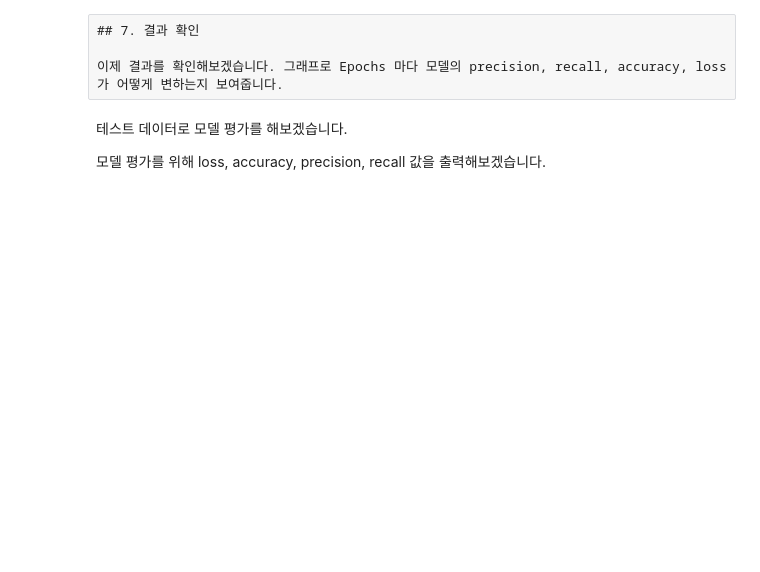
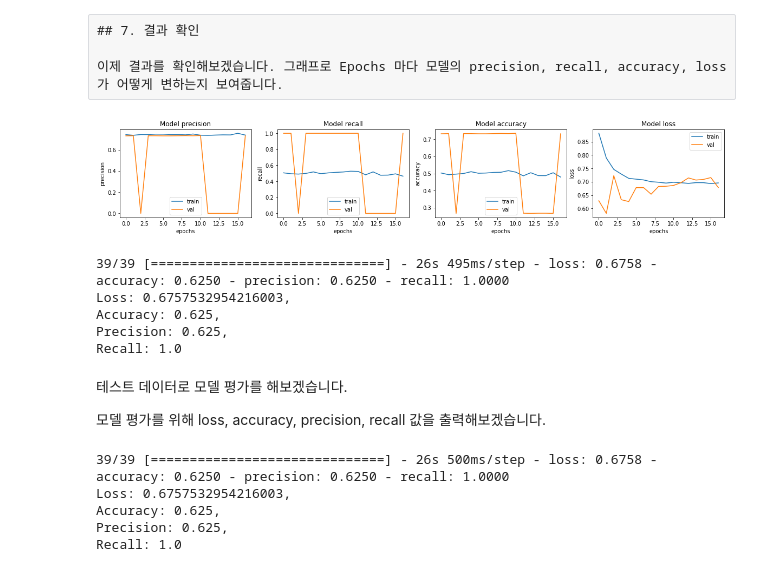
Before and after one commit to peter1505/AIFFEL, a Jupyter notebook: EXP_11_Pneumonia_CNN.ipynb, the cells around one changed output. Saved outputs shown, nothing was run; the diff lists cells and outputs as text; code cells hidden in the pictures; blank space fills up the shorter version.

```diff
--- a/EXP_11_Pneumonia_CNN.ipynb
+++ b/EXP_11_Pneumonia_CNN.ipynb
@@ -304,11 +304,8 @@ CNN, Convolutional Neural Network 요약 (http://taewan.kim/post/cnn/)
 """
 data_augmentation_layers = tf.keras.Sequential(
     [
-        layers.experimental.preprocessing.RandomFlip("horizontal_and_vertical"), #랜덤으로 이미지를 좌우로 뒤집어줌.
         layers.experimental.preprocessing.RandomRotation(0.10), #이미지를 좌우로 10% 이내로 랜덤으로 돌립니다.
         layers.experimental.preprocessing.RandomZoom((-0.01, 0)), #이미지를 0~10%만큼 랜덤으로 축소합니다.
-        layers.experimental.preprocessing.CenterCrop(180, 180),
-        layers.experimental.preprocessing.Resizing(150, 150, interpolation='bilinear', name=None),
         layers.experimental.preprocessing.RandomContrast(0.3),
     ]
 )
@@ -330,16 +327,18 @@ print(im01.size)
 """
 이 베이스라인에서는 transfer learning을 사용합니다. 미리 훈련되어 있는 이미지용 모델을 불러와서 그 모델의 뒤쪽에 나만의 모델을 추가한 뒤 학습하는 방식입니다.
 직접 수많은 레이어의 모델을 디자인하는 것은 어렵기 때문에 이러한 방법을 사용합니다.
-여기서는 구글의 EfficientNetB0를 사용합니다. 이 모델에 대한 자세한 내용은 https://arxiv.org/pdf/1905.11946.pdf 이 논문을 참고하세요.
+여기서는 구글의 EfficientNetB2 사용합니다. 이 모델에 대한 자세한 내용은 https://arxiv.org/pdf/1905.11946.pdf 이 논문을 참고하세요.
 
 주의!! imagenet 가중치 값을 다운받기 위하여 우측 상단 |< 표시를 누르고 setting에서 Internet을 켜줘야합니다.
 """
 
-from tensorflow.keras.applications import EfficientNetB3
+from tensorflow.keras.applications import EfficientNetB1
 dropout_rate = 0.2 #드롭아웃 비율 정의
 input_shape = (IMAGE_SIZE[0], IMAGE_SIZE[1], 3)
 
-efficientnet = EfficientNetB3(weights="imagenet", #이미지넷 가중치 값을 불러와 적용
+print(input_shape)
+
+efficientnet = EfficientNetB1(weights="imagenet", #이미지넷 가중치 값을 불러와 적용
                               include_top=False,
                               input_shape=input_shape,
                               drop_connect_rate=dropout_rate) #efficientnetB0 모델을 로드
@@ -385,15 +386,13 @@ Rethinking the Usage of Batch Normalization and Dropout in the Training of Deep
 # %%
 def build_model():
     model = tf.keras.Sequential([
-        tf.keras.Input(shape=(IMAGE_SIZE[0], IMAGE_SIZE[1], 3)),
+        tf.keras.Input(shape=input_shape),
 
-        # augment data
         data_augmentation_layers,
         efficientnet,
 
         tf.keras.layers.Conv2D(8, 3, activation='relu', padding='same'),
         tf.keras.layers.Conv2D(8, 3, activation='relu', padding='same'),
-        tf.keras.layers.MaxPool2D(),
 
         conv_block(32),
         conv_block(64),
@@ -465,7 +461,7 @@ with tf.device('/GPU:0'):
     history = model.fit(
         train,
         steps_per_epoch=TRAIN_IMG_COUNT // BATCH_SIZE,
-        callbacks=early_stopping
+        callbacks=early_stopping,
         epochs=EPOCHS,
         validation_data=val,
         validation_steps=VAL_IMG_COUNT // BATCH_SIZE,
@@ -477,13 +489,38 @@ SyntaxError: invalid syntax (<ipython-input-36-b5a599b2b039>, line 6)
 ## 7. 결과 확인
 
 이제 결과를 확인해보겠습니다. 그래프로 Epochs 마다 모델의 precision, recall, accuracy, loss가 어떻게 변하는지 보여줍니다.
+# %%
+fig, ax = plt.subplots(1, 4, figsize=(20, 3))
+ax = ax.ravel()
+
+for i, met in enumerate(['precision', 'recall', 'accuracy', 'loss']):
+    ax[i].plot(history.history[met])
+    ax[i].plot(history.history['val_' + met])
+    ax[i].set_title('Model {}'.format(met))
+    ax[i].set_xlabel('epochs')
+    ax[i].set_ylabel(met)
+    ax[i].legend(['train', 'val'])
+# %% [output]
+[figure, added]
 # %%
-loss, accuracy, precision, recall = model.evaluate(test_ds)
+loss, accuracy, precision, recall = model.evaluate(test)
 print(f'Loss: {loss},\nAccuracy: {accuracy},\nPrecision: {precision},\nRecall: {recall}')
+# %% [output]
+39/39 [==============================] - 26s 495ms/step - loss: 0.6758 - accuracy: 0.6250 - precision: 0.6250 - recall: 1.0000
+Loss: 0.6757532954216003,
+Accuracy: 0.625,
+Precision: 0.625,
+Recall: 1.0
 # %% [markdown]
 테스트 데이터로 모델 평가를 해보겠습니다.
 
 모델 평가를 위해 loss, accuracy, precision, recall 값을 출력해보겠습니다.
 # %%
-loss, accuracy, precision, recall = model.evaluate(test_ds)
+loss, accuracy, precision, recall = model.evaluate(test)
 print(f'Loss: {loss},\nAccuracy: {accuracy},\nPrecision: {precision},\nRecall: {recall}')
+# %% [output]
+39/39 [==============================] - 26s 500ms/step - loss: 0.6758 - accuracy: 0.6250 - precision: 0.6250 - recall: 1.0000
+Loss: 0.6757532954216003,
+Accuracy: 0.625,
+Precision: 0.625,
+Recall: 1.0
```
Also changed, not shown: parts of 8 cells of this notebook.
